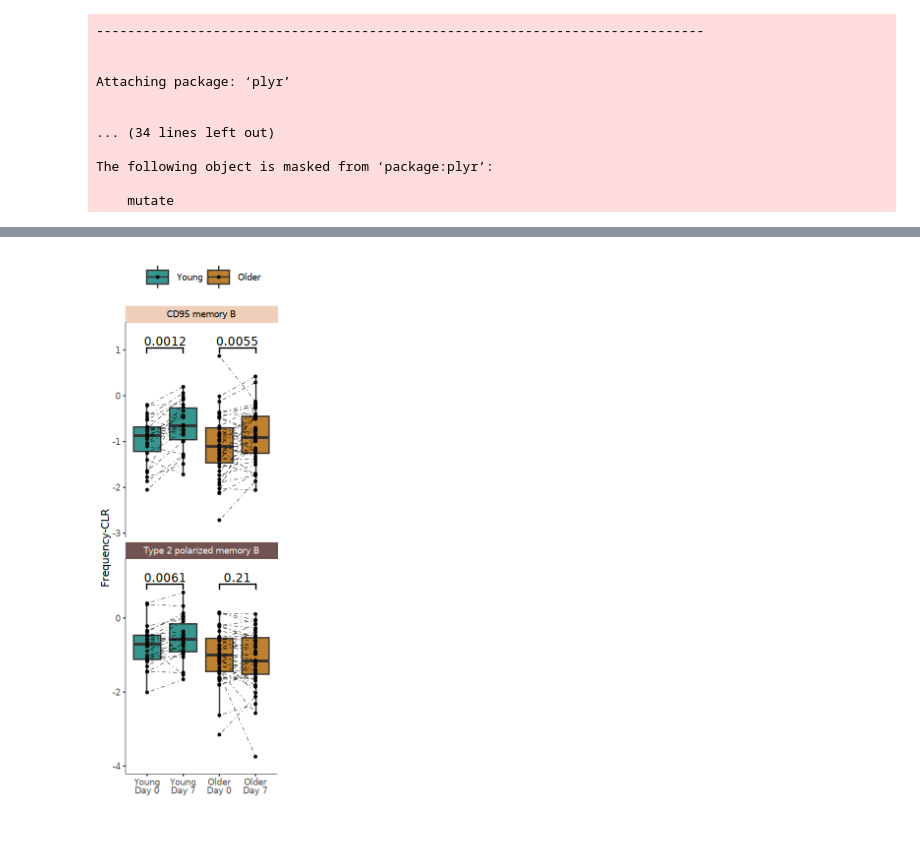
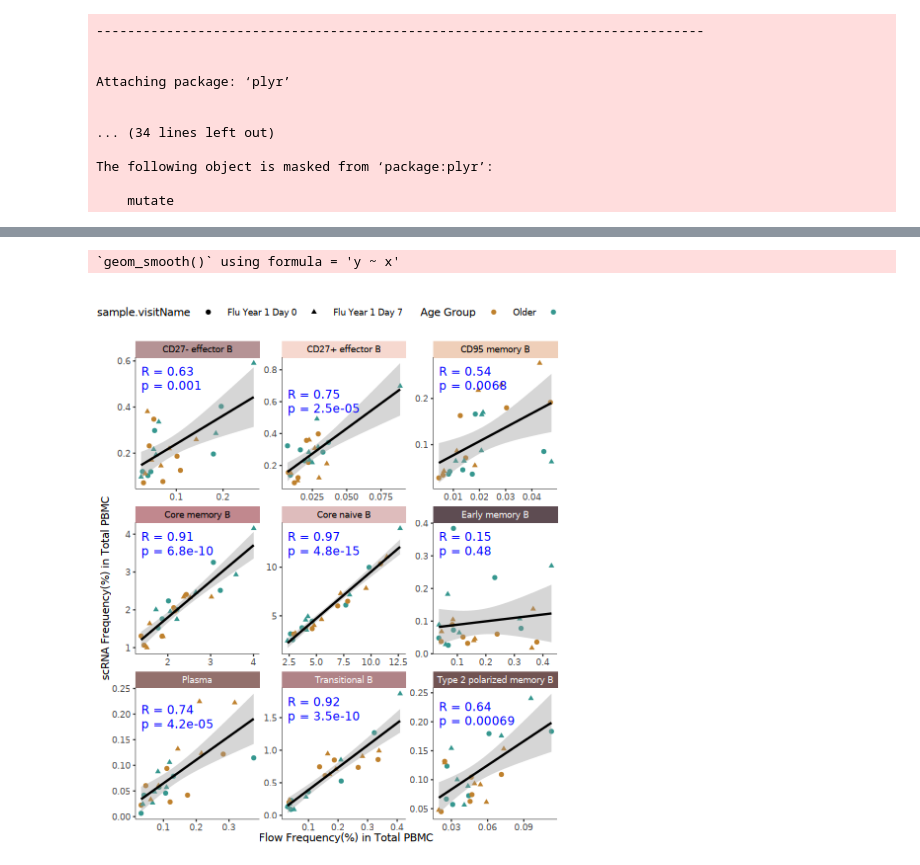
Before and after one commit to aifimmunology/IHA-Figure, a Jupyter notebook: Extended_Figure5_1/01_FigA.ipynb, the cells around one changed output, grey strips where cells are left out. Cells and saved outputs as stored; diff of their text form; code cells hidden in the pictures; blank space fills up the shorter version.

```diff
--- a/Extended_Figure5_1/01_FigA.ipynb
+++ b/Extended_Figure5_1/01_FigA.ipynb
@@ -106,0 +45,41 @@ p
+# %%
+df$AIFI_L3_matched<-gsub(' cell','',df$AIFI_L3_matched)
+# %%
+add_spearman_correlation <- function(data, mapping, ...) {
+  x <- eval_tidy(mapping$x, data)
+  y <- eval_tidy(mapping$y, data)
+  cor_test <- cor.test(x, y, method = "spearman")
+  label <- paste0("rho = ", round(cor_test$estimate, 2), "\np = ", format.pval(cor_test$p.value, digits = 2))
+  ggplot2::annotate("text", x = -Inf, y = Inf, label = label, hjust = -0.1, vjust = 1.1, size = 2.5, ...)
+}
+# %%
+df <- df %>%
+  mutate(`Age Group` = case_when(
+    startsWith(subject.subjectGuid, "BR1") ~ 'Young',
+    TRUE ~ 'Older'
+  ))
+# %%
+options(repr.plot.width = 120/25.4, repr.plot.height = 125/25.4)
+
+p <- ggplot(data = df, aes(x = frequency_Flow, y = frequency_scRNA)) +
+  geom_point(size=1.2, stroke=0, aes(shape= sample.visitName,color=`Age Group`	)) +
+  theme_classic(base_size=6) +
+  geom_smooth(method=lm , color="black", linewidth=0.5,  se=TRUE) +    scale_color_manual(values = c("Older" = '#bf812d', "Young" = '#35978f'))+
+
+  theme(
+    axis.line = element_line(colour = "black", linewidth = 0.1),
+    legend.position = "top",
+    panel.grid.major = element_blank(),
+    panel.grid.minor = element_blank(),
+    panel.border = element_blank(),
+    panel.background = element_blank(),
+    strip.background = element_rect(linewidth = 0),
+    axis.title.x = element_text(margin = margin(t = 1))
+  ) +
+  facet_wrap(~AIFI_L3_matched, ncol=3, scales='free') +
+  stat_cor(aes(label = ..r.label..), method = "pearson", size = 2.5, label.x.npc = 'left', color='blue',label.y.npc = 'top') +
+  stat_cor(aes(label = ..p.label..), method = "pearson", size = 2.5, label.x.npc = 'left', color='blue',label.y.npc = 'top', vjust = 2.5)+
+ylab("scRNA Frequency(%) in Total PBMC")+
+xlab("Flow Frequency(%) in Total PBMC")
+
+print(p)
@@ -107,32 +92,35 @@ p
 # %%
 plot <- ggplot_gtable(ggplot_build(p))
 
 strips <- which(grepl('strip-', plot$layout$name))
 strip_labels <- sapply(strips, function(i) {
   plot$grobs[[i]]$grobs[[1]]$children[[2]]$children[[1]]$label
 })
 strip_labels<-gsub(' cell','',strip_labels)
 
 pal <- color_vector[strip_labels]
 text_color <- sapply(color_vector[strip_labels], is_dark_color)
 
 strip_names <- plot$layout$name[strips]
 
 
 for (i in seq_along(strips)) {
   strip_name <- strip_names[i]
 
 
   k <- which(grepl('rect', plot$grobs[[strips[i]]]$grobs[[1]]$childrenOrder))
   l <- which(grepl('titleGrob', plot$grobs[[strips[i]]]$grobs[[1]]$childrenOrder))
 
   adjusted_color <- adjustcolor(pal[i], alpha.f = 0.8)
 
   plot$grobs[[strips[i]]]$grobs[[1]]$children[[k]]$gp$fill <- adjusted_color
   plot$grobs[[strips[i]]]$grobs[[1]]$children[[l]]$children[[1]]$gp$col <- text_color[i]
 }
+options(repr.plot.width = 100/25.4, repr.plot.height = 120/25.4)
 
 plot(plot)
-ggsave('FigureA.pdf',plot,width = 40/25.4,height = 130/25.4)
+
+ggsave('FigureA.pdf',plot,width = 100/25.4,height = 120/25.4)
 # %% [output]
+`geom_smooth()` using formula = 'y ~ x'
-[figure, old version]
+[figure, new version]
```
Also changed, not shown: parts of 10 cells of this notebook, 16 other files.
